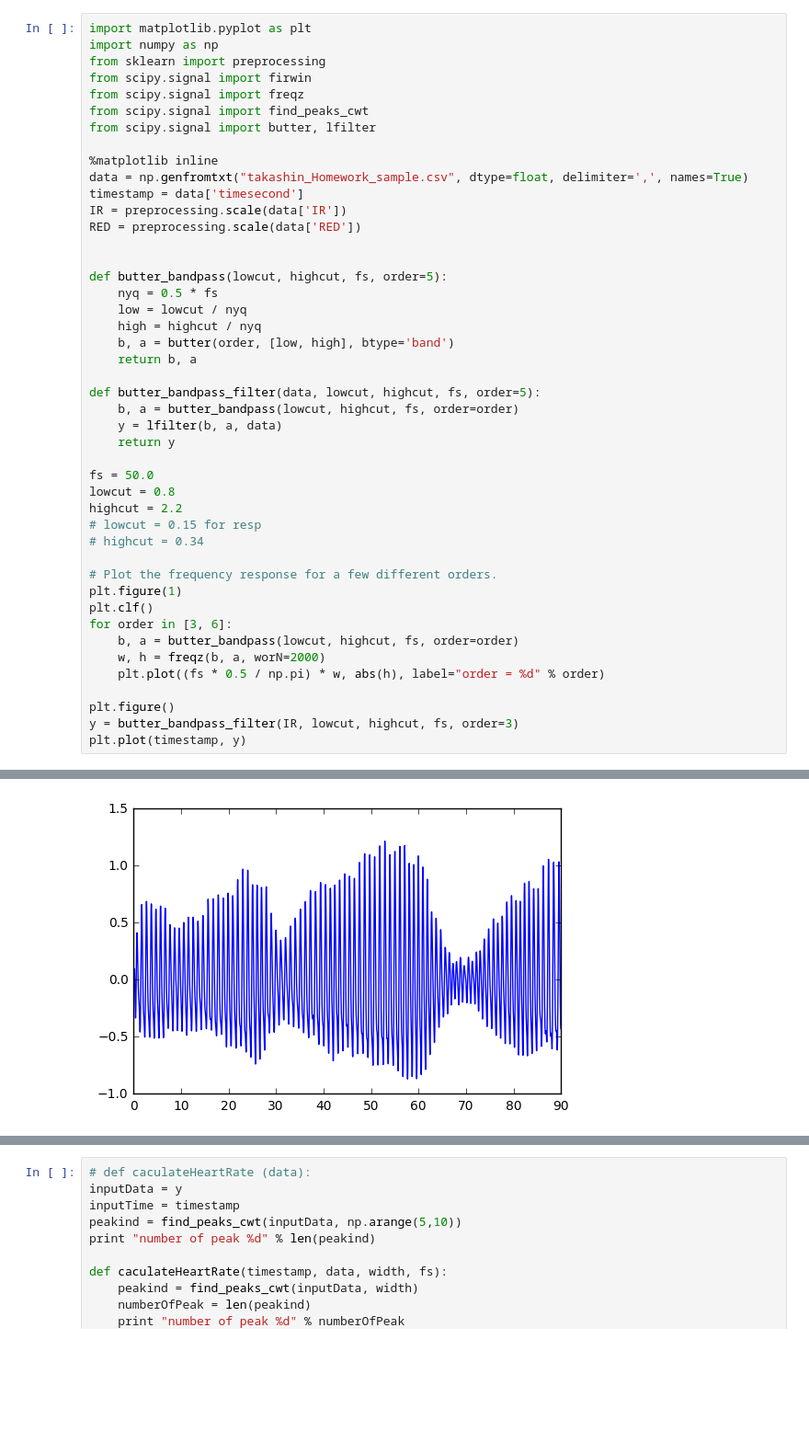
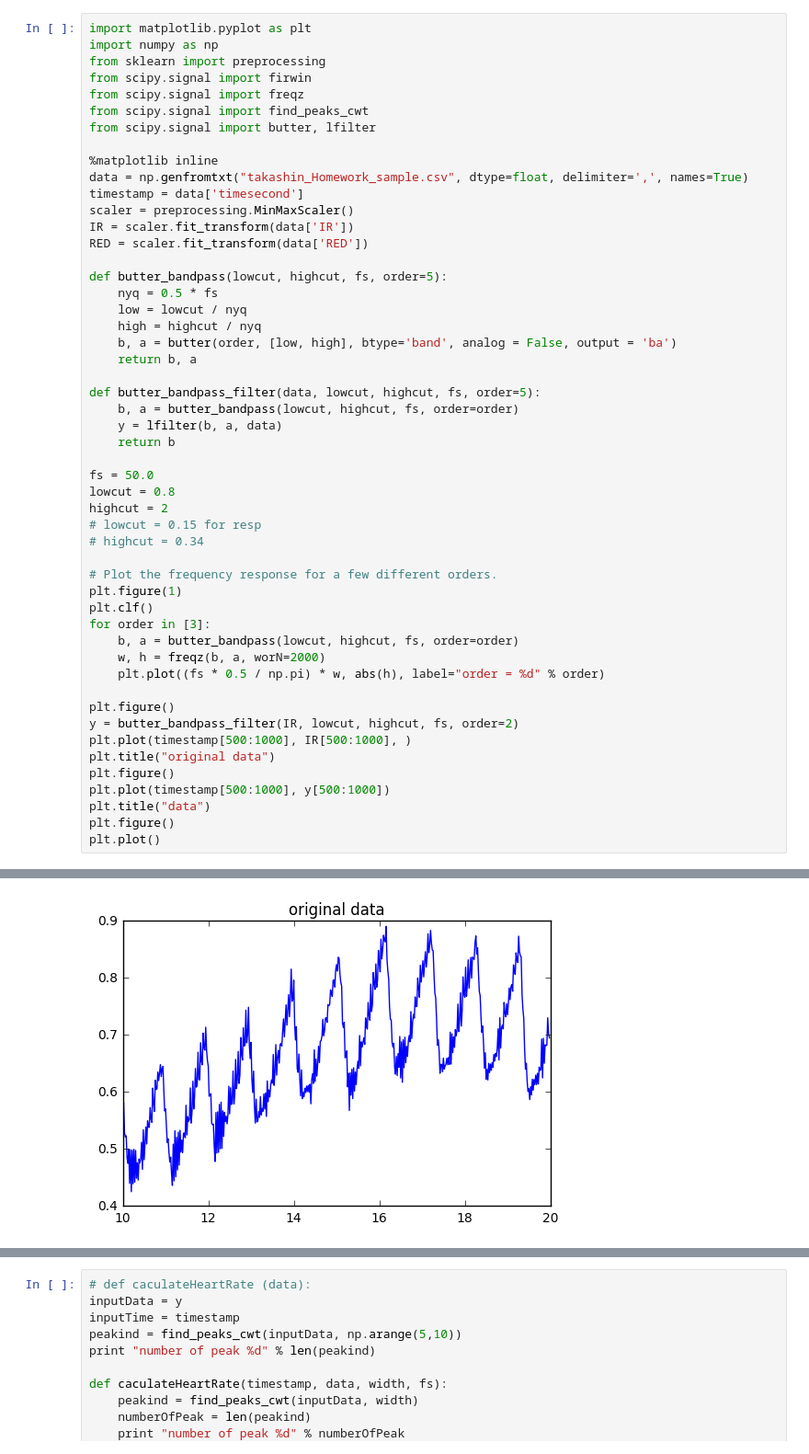
Before and after one commit to jma19/CS244Fall2017, a Jupyter notebook: Assignment#3/caculator.ipynb, the cells around one changed output, grey strips where cells are left out. Shown: that part at 92% size. Saved outputs shown, nothing was run; the diff lists cells and outputs as text; blank space fills up the shorter version.

```diff
--- a/Assignment#3/caculator.ipynb
+++ b/Assignment#3/caculator.ipynb
@@ -10,37 +10,43 @@ from scipy.signal import butter, lfilter
 %matplotlib inline
 data = np.genfromtxt("takashin_Homework_sample.csv", dtype=float, delimiter=',', names=True)
 timestamp = data['timesecond']
-IR = preprocessing.scale(data['IR'])
-RED = preprocessing.scale(data['RED'])
-
+scaler = preprocessing.MinMaxScaler()
+IR = scaler.fit_transform(data['IR'])
+RED = scaler.fit_transform(data['RED'])
 
 def butter_bandpass(lowcut, highcut, fs, order=5):
     nyq = 0.5 * fs
     low = lowcut / nyq
     high = highcut / nyq
-    b, a = butter(order, [low, high], btype='band')
+    b, a = butter(order, [low, high], btype='band', analog = False, output = 'ba')
     return b, a
 
 def butter_bandpass_filter(data, lowcut, highcut, fs, order=5):
     b, a = butter_bandpass(lowcut, highcut, fs, order=order)
     y = lfilter(b, a, data)
-    return y
+    return b
 
 fs = 50.0
 lowcut = 0.8
-highcut = 2.2
+highcut = 2
 # lowcut = 0.15 for resp
 # highcut = 0.34
 
 # Plot the frequency response for a few different orders.
 plt.figure(1)
 plt.clf()
-for order in [3, 6]:
+for order in [3]:
     b, a = butter_bandpass(lowcut, highcut, fs, order=order)
     w, h = freqz(b, a, worN=2000)
     plt.plot((fs * 0.5 / np.pi) * w, abs(h), label="order = %d" % order)
 
 plt.figure()
-y = butter_bandpass_filter(IR, lowcut, highcut, fs, order=3)
-plt.plot(timestamp, y)
+y = butter_bandpass_filter(IR, lowcut, highcut, fs, order=2)
+plt.plot(timestamp[500:1000], IR[500:1000], )
+plt.title("original data")
+plt.figure()
+plt.plot(timestamp[500:1000], y[500:1000])
+plt.title("data")
+plt.figure()
+plt.plot()
 # %% [output]
@@ -49 +55 @@ plt.plot(timestamp, y)
-[figure, old version]
+[figure, new version]
```
Also changed, not shown: parts of 4 cells of this notebook, 1 other file.
